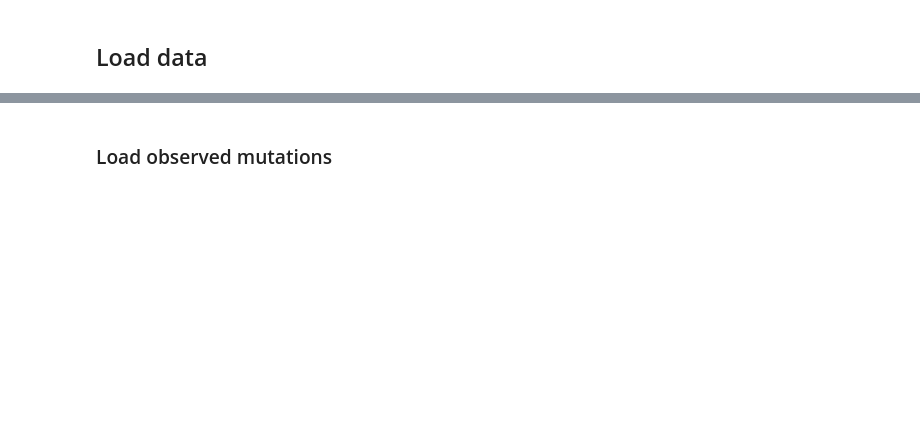
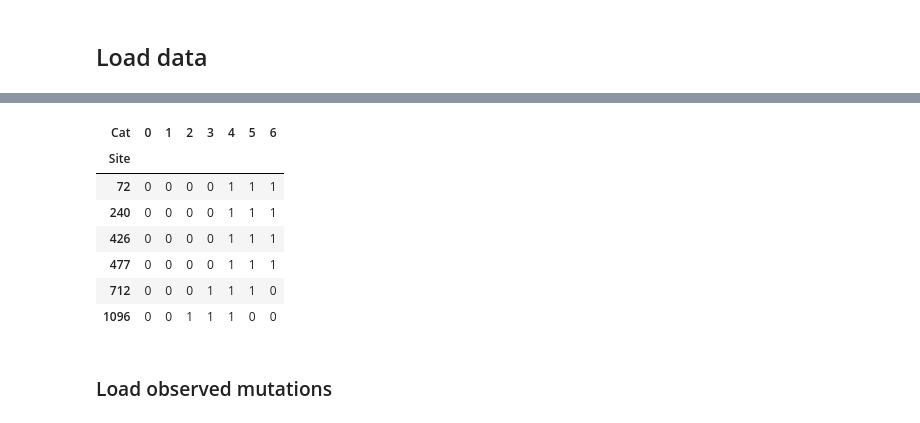
Before and after one commit to mitoclub/nemu-pipeline, a Jupyter notebook: notebooks/mammals_spectra_cats.ipynb, the cells around one changed output, grey strips where cells are left out. Cells and saved outputs as stored; diff of their text form; code cells hidden in the pictures; blank space fills up the shorter version.

```diff
--- a/notebooks/mammals_spectra_cats.ipynb
+++ b/notebooks/mammals_spectra_cats.ipynb
@@ -24,2 +60,13 @@ from pymutspec.draw.sbs_orders import ordered_sbs192_kp
+# %%
+r_cytb[r_cytb.max(axis=1) < 2]
+# %% [output]
+| Cat | 0 | 1 | 2 | 3 | 4 | 5 | 6 |
+| Site |  |  |  |  |  |  |  |
+| 72 | 0 | 0 | 0 | 0 | 1 | 1 | 1 |
+| 240 | 0 | 0 | 0 | 0 | 1 | 1 | 1 |
+| 426 | 0 | 0 | 0 | 0 | 1 | 1 | 1 |
+| 477 | 0 | 0 | 0 | 0 | 1 | 1 | 1 |
+| 712 | 0 | 0 | 0 | 1 | 1 | 1 | 0 |
+| 1096 | 0 | 0 | 1 | 1 | 1 | 0 | 0 |
 # %% [markdown]
 ### Load observed mutations
```
Also changed, not shown: parts of 10 cells of this notebook.
